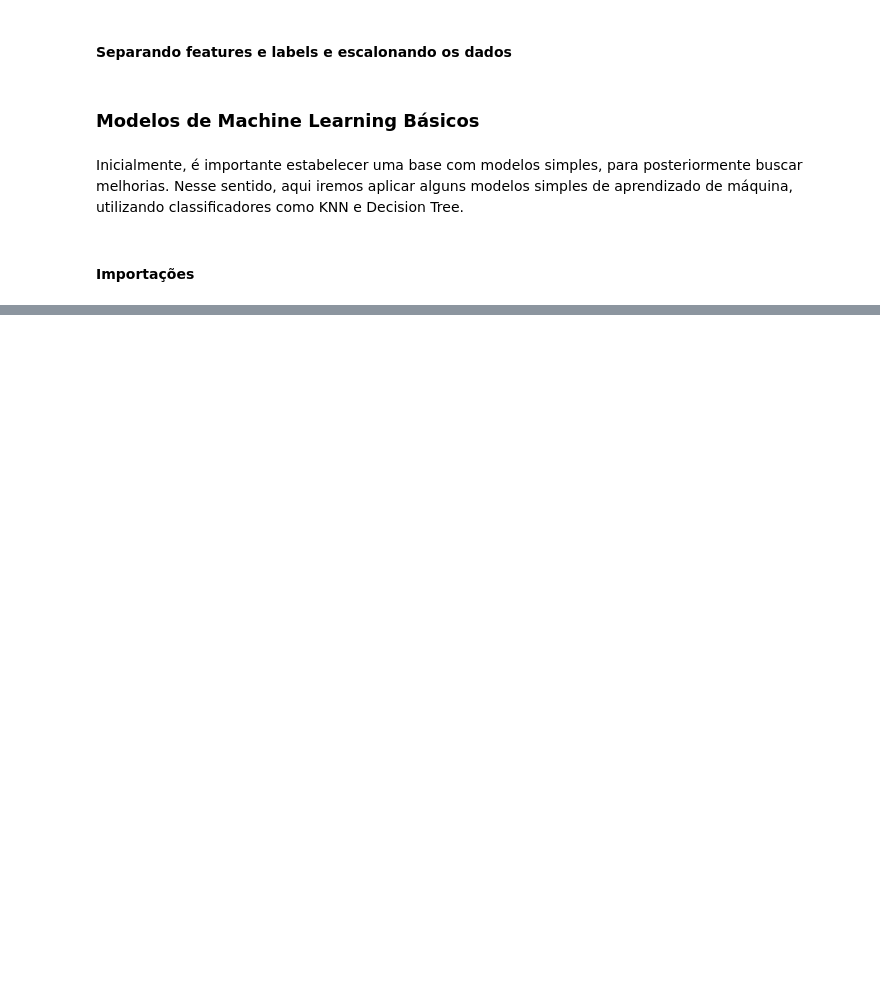
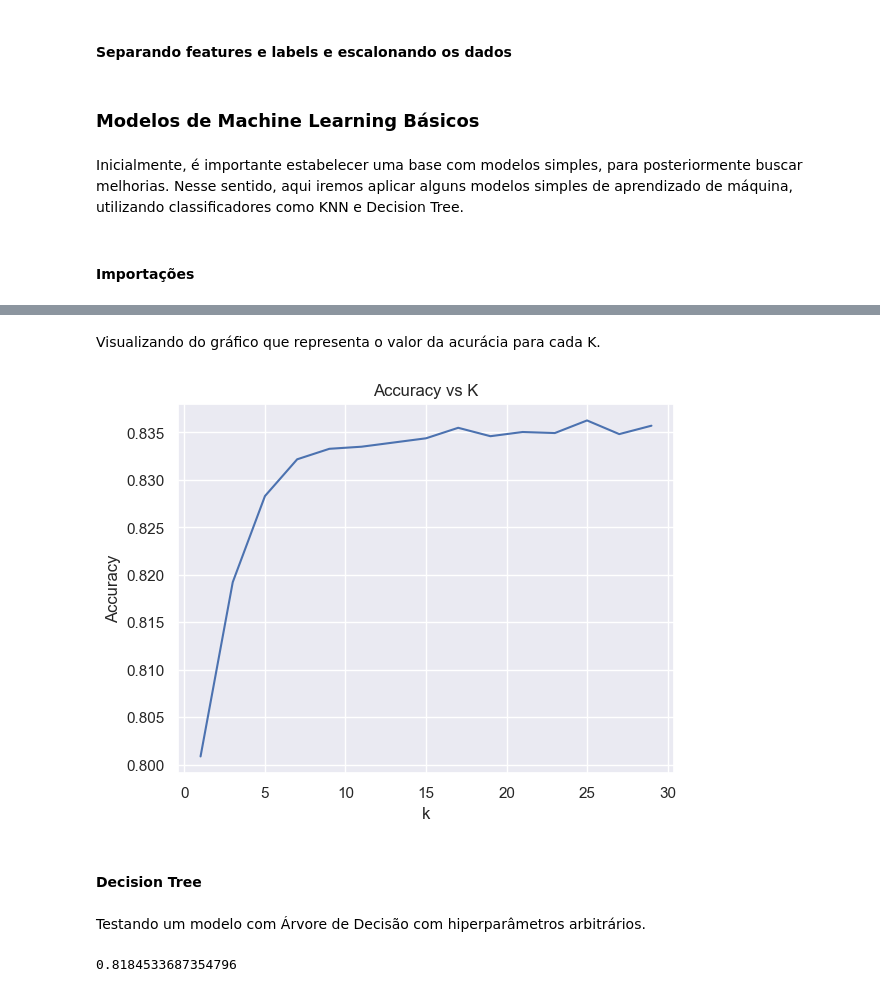
Before and after one commit to pedrogrigorio/UFC-Machine-Learning-Project, a Jupyter notebook: notebook.ipynb, the cells around one changed output, grey strips where cells are left out. Cells and saved outputs as stored; diff of their text form; code cells hidden in the pictures; blank space fills up the shorter version.

Commit message:
apply knn, decision tree and some neural network classifiers

```diff
--- a/notebook.ipynb
+++ b/notebook.ipynb
@@ -271,0 +295,3 @@ from sklearn.metrics import accuracy_score
+# %%
+X_train, X_test, y_train, y_test = train_test_split(data,
+labels, stratify=labels, test_size=0.2, random_state=42)
@@ -271,0 +302,18 @@ from sklearn.metrics import accuracy_score
+# %%
+kVals = range(1, 30, 2)
+accuracies = []
+for k in kVals:
+        # train the k-Nearest Neighbor classifier with the current value of `k`
+        model = KNeighborsClassifier(n_neighbors=k, metric='euclidean')
+        model.fit(X_train, y_train)
+        # evaluate the model and update the accuracies list
+        score = model.score(X_test, y_test)
+        print("k=%d, accuracy=%.2f%%" % (k, score * 100))
+        accuracies.append(score)
+
+# Better values
+index = accuracies.index(max(accuracies))
+greatest_acc = accuracies[index]
+better_k = kVals[index]
+print("========= Better values =========\n")
+print("k=%d, accuracy=%.2f%%" % (better_k, greatest_acc * 100))
@@ -271,0 +339,21 @@ from sklearn.metrics import accuracy_score
+# %% [markdown]
+Visualizando do gráfico que representa o valor da acurácia para cada K.
+# %%
+plt.plot(kVals, accuracies)
+plt.xlabel('k')
+plt.ylabel('Accuracy')
+plt.title('Accuracy vs K')
+plt.show()
+# %% [output]
+[figure, added]
+# %% [markdown]
+#### Decision Tree
+# %% [markdown]
+Testando um modelo com Árvore de Decisão com hiperparâmetros arbitrários.
+# %%
+model = DecisionTreeClassifier(max_depth=3, criterion='gini', random_state=42)
+model.fit(X_train,y_train)
+y_pred = model.predict(X_test)
+accuracy_score(y_test, y_pred)
+# %% [output]
+0.8184533687354796
```
Also changed, not shown: parts of 36 cells of this notebook.
